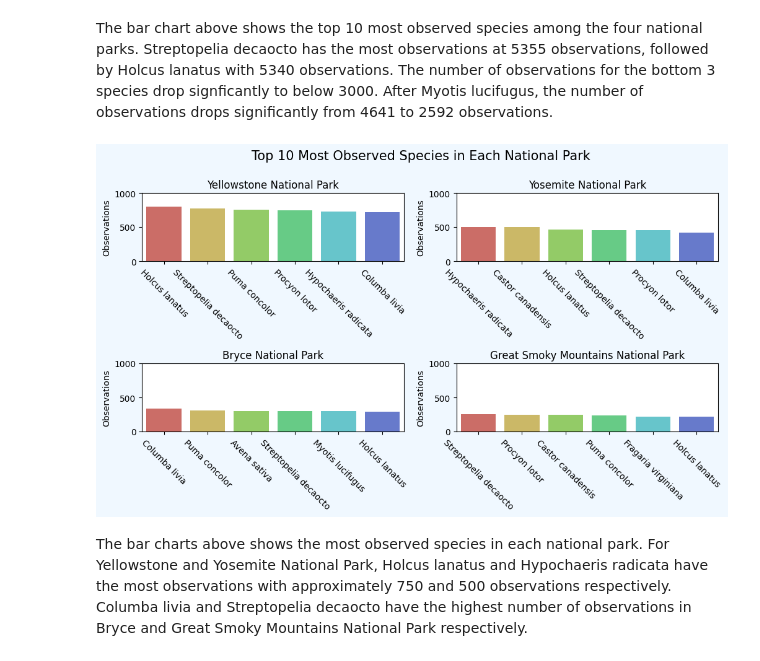
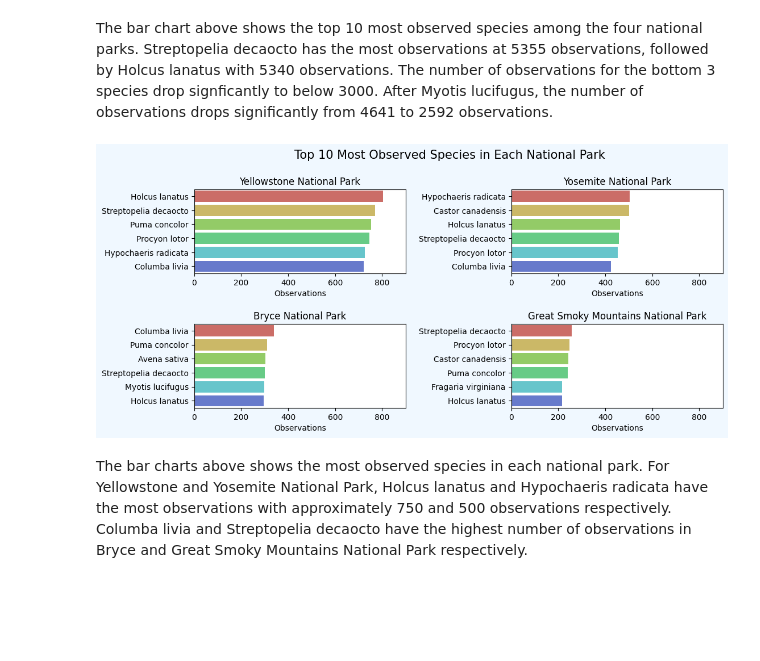
Before and after one commit to LouisThong15/Data-Analysis-Projects, a Jupyter notebook: Biodiversity in National Parks/Data Analysis of Biodiversity in Different National Parks.ipynb, the cells around one changed output. Saved outputs shown, nothing was run; the diff lists cells and outputs as text; code cells hidden in the pictures; blank space fills up the shorter version.

```diff
--- a/Biodiversity in National Parks/Data Analysis of Biodiversity in Different National Parks.ipynb
+++ b/Biodiversity in National Parks/Data Analysis of Biodiversity in Different National Parks.ipynb
@@ -362,25 +357,24 @@ The bar chart above shows the top 10 most observed species among the four nation
 # %%
 # Plotting bar charts of most observed species in each park
 index = 1
 fig = plt.figure(facecolor = 'aliceblue', figsize = (12, 5))
 fig.suptitle("Top 10 Most Observed Species in Each National Park", fontsize = 15, y = 1.02)
 
 for name in park_observations.park_name:
     df = observations_df[observations_df['park_name'] == name]
     df_observed = df.groupby('scientific_name').observations.sum().sort_values(ascending = False).reset_index()
-    plt.subplots_adjust(wspace=0.2, hspace=1.5)
+    plt.subplots_adjust(wspace=0.5, hspace=0.6)
     plt.subplot(2,2,index)
-    sns.barplot(data = df_observed[0:6], x = 'scientific_name', y = 'observations', palette = sns.color_palette("hls", 8))
+    sns.barplot(data = df_observed[0:6], x = 'observations', y = 'scientific_name', palette = sns.color_palette("hls", 8))
     plt.title(name)
-    plt.xticks(rotation = -45)
-    plt.xlabel('')
-    plt.ylabel('Observations')
-    plt.yticks(np.arange(0, 1100, step=500))
+    plt.ylabel('')
+    plt.xlabel('Observations')
+    plt.xlim(0,900)
     index += 1
 
 plt.show()
 # %% [output]
-[figure, old version]
+[figure, new version]
 # %% [markdown]
 The bar charts above shows the most observed species in each national park. For Yellowstone and Yosemite National Park, Holcus lanatus and Hypochaeris radicata have the most observations with approximately 750 and 500 observations respectively. Columba livia and Streptopelia decaocto  have the highest number of observations in Bryce and Great Smoky Mountains National Park respectively.
 # %% [markdown]
```
Also changed, not shown: parts of 4 cells of this notebook.
